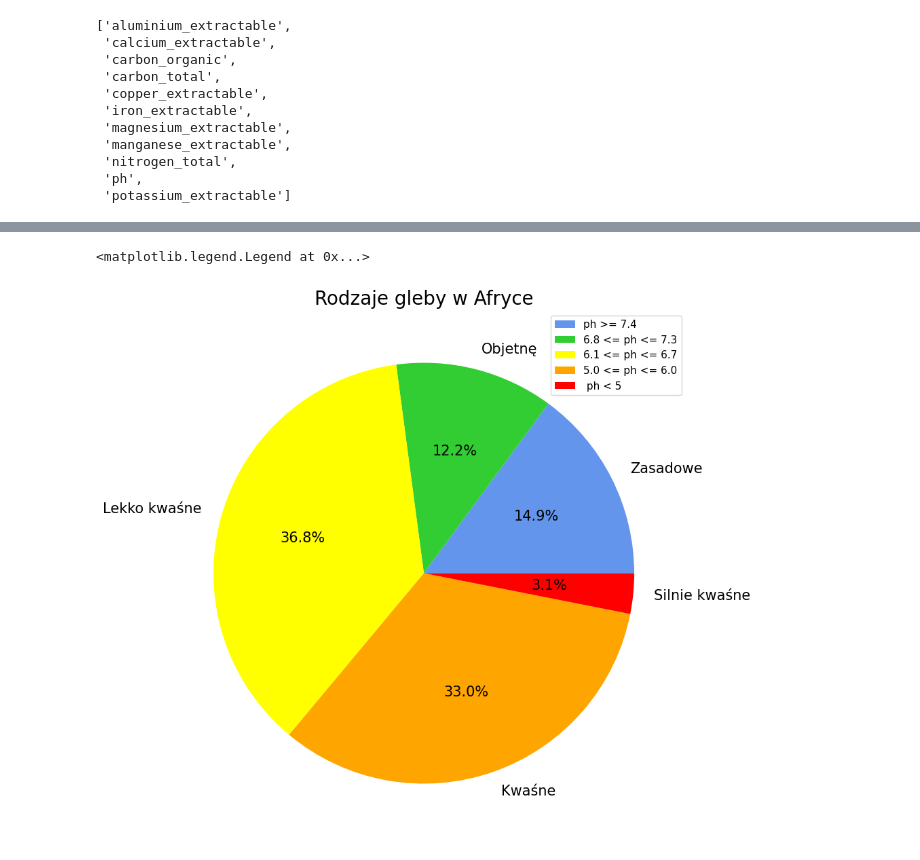
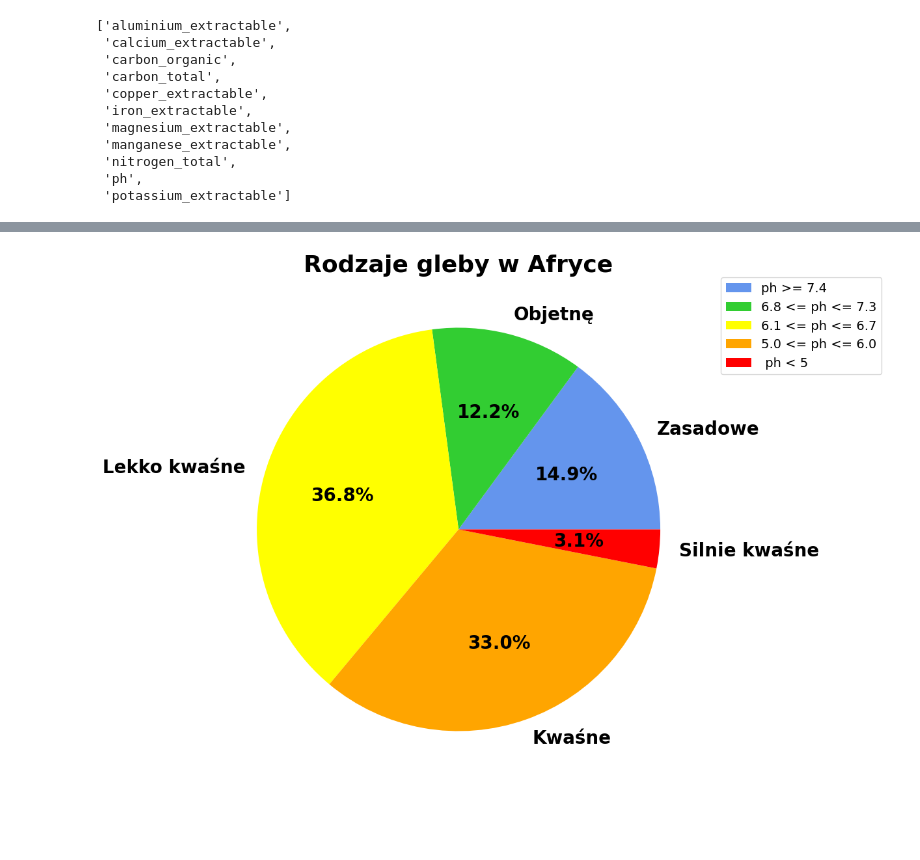
Before and after one commit to amdla/Data-visualisation, a Jupyter notebook: Afryka-ziemia/notebook.ipynb, the cells around one changed output, grey strips where cells are left out. Saved outputs shown, nothing was run; the diff lists cells and outputs as text; code cells hidden in the pictures; blank space fills up the shorter version.

```diff
--- a/Afryka-ziemia/notebook.ipynb
+++ b/Afryka-ziemia/notebook.ipynb
@@ -488,16 +503,16 @@ for idx, column in enumerate(columns):
 # %%
 zasadowe = df[df['ph'] >= 7.4].shape[0]
 obojetne = df[(df['ph'] >= 6.8) & (df['ph'] < 7.4)].shape[0]
 lekko_kwasne = df[(df['ph'] >= 6.1) & (df['ph'] <= 6.7)].shape[0]
 kwasne = df[(df['ph'] >= 5.0) & (df['ph'] <= 6.0)].shape[0]
 mocno_kwasne = df[df['ph'] <5.0].shape[0]
 colors_p = ['#6495ED', '#32CD32', '#FFFF00', '#FFA500', '#FF0000']
 
 plt.figure(figsize = (10, 20))
-plt.pie([zasadowe, obojetne, lekko_kwasne, kwasne, mocno_kwasne], colors = colors_p, labels = ['Zasadowe', 'Objetnę', 'Lekko kwaśne', 'Kwaśne', 'Silnie kwaśne'], autopct='%1.1f%%', pctdistance = 0.6,
-        textprops={'fontsize': '15'})
-plt.title("Rodzaje gleby w Afryce", fontsize = 20)
-plt.legend(loc = 'upper right', labels = ['ph >= 7.4', '6.8 <= ph <= 7.3', '6.1 <= ph <= 6.7', '5.0 <= ph <= 6.0', ' ph < 5'], fontsize = 11)
+plt.pie([zasadowe, obojetne, lekko_kwasne, kwasne, mocno_kwasne], colors = colors_p, labels = ['Zasadowe', 'Objetnę', 'Lekko kwaśne', 'Kwaśne', 'Silnie kwaśne'], autopct=lambda p : '{:.1f}%'.format(p) if p > 0 else '', pctdistance = 0.6,
+        textprops={'fontsize': '20', 'fontweight': 'bold'})
+plt.title("Rodzaje gleby w Afryce", fontsize = 26, fontweight = "bold")
+plt.legend(bbox_to_anchor=(1.02, 1), loc='upper left', borderaxespad=0, labels = ['ph >= 7.4', '6.8 <= ph <= 7.3', '6.1 <= ph <= 6.7', '5.0 <= ph <= 6.0', ' ph < 5'], fontsize = 14)
+plt.show()
 # %% [output]
-<matplotlib.legend.Legend at 0x...>
-[figure, old version]
+[figure, new version]
```
Also changed, not shown: parts of 6 cells of this notebook, 5 other files.
